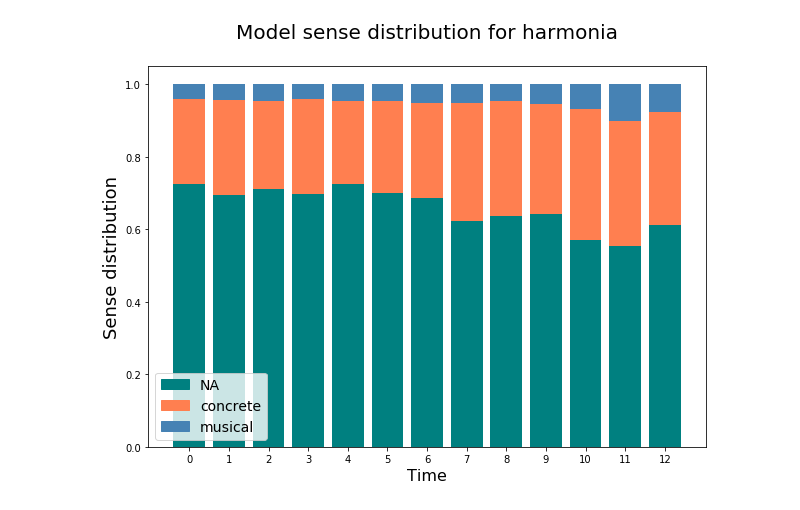
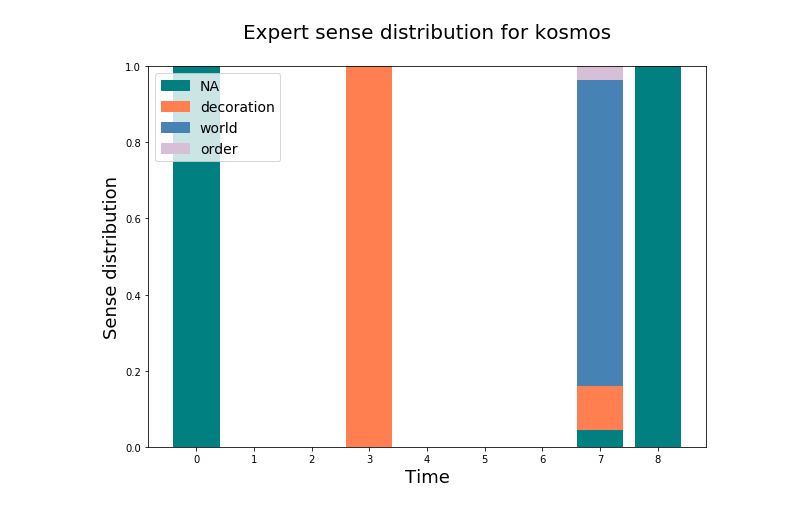
Before and after one commit to alan-turing-institute/seed-semantic-change, a Jupyter notebook: evaluation/plotting_for_paper.ipynb, the cells around one changed output. Cells and saved outputs as stored; diff of their text form; code cells hidden in the pictures.

Commit message:
good plots for GT for kosmos; info leicester

```diff
--- a/evaluation/plotting_for_paper.ipynb
+++ b/evaluation/plotting_for_paper.ipynb
@@ -3,4 +1,5 @@
 # %%
+# This is code to plot figures for the paper
 
 import numpy as np
 import matplotlib.pyplot as plt
@@ -8,3 +7,14 @@ from matplotlib import colors as mcolors
 import matplotlib
 matplotlib.rcParams['figure.figsize'] = [10,7]
 import matplotlib.patches as mpatches
+
+## Put the genre here, for filesaving purposes
+genre = "Essays"
+
+## change the senses here, in the right order
+first_patch = mpatches.Patch(color='teal', label='NA')
+second_patch = mpatches.Patch(color='coral', label='decoration')
+third_patch = mpatches.Patch(color='steelblue', label='world')
+fourth_patch = mpatches.Patch(color='thistle', label='order')
+
+### BOTH FOR MODEL AND EXPERT YOU NEED TO EDIT THE LEGEND: add or remove fourth_patch
@@ -11,7 +97,9 @@ import matplotlib.patches as mpatches
 # %%
-# Change here below with the PERIOD_RELATIVE_MODEL data for the model output
+# Change here below with the PERIOD_RELATIVE data for the expert output
 
-valeurs = {0: [0.7240925093187781, 0.2367032038801966, 0.03920428680102529], 1: [0.6939519060053851, 0.26351478483253216, 0.04253330916208262], 2: [0.7101994786712985, 0.24261797365210586, 0.04718254767659566], 3: [0.6984808704748579, 0.2605765486364, 0.04094258088874221], 4: [0.7240986460934651, 0.22892337471057025, 0.04697797919596454], 5: [0.7013102564900904, 0.25263089888836526, 0.04605884462154444], 6: [0.6852774135427685, 0.26405434926159144, 0.050668237195639954], 7: [0.6243142656283787, 0.32495194742435346, 0.050733786947267816], 8: [0.6372315072564246, 0.316665233849118, 0.046103258894457294], 9: [0.6411774147268822, 0.3058241476685505, 0.05299843760456735], 10: [0.5714993206760371, 0.3598754301301137, 0.06862524919384912], 11: [0.5542938826572088, 0.34519319743178145, 0.10051291991100972], 12: [0.6116844661579998, 0.311044743942562, 0.07727078989943828]}
+valeurs = {0: [1.0, 0.0, 0.0, 0.0], 1: [0, 0, 0, 0], 2: [0, 0, 0, 0], 3: [0.0, 1.0, 0.0, 0.0], 4: [0, 0, 0, 0], 5: [0, 0, 0, 0], 6: [0, 0, 0, 0], 7: [0.04460966542750929, 0.11524163568773234, 0.8029739776951673, 0.03717472118959108], 8: [1.0, 0.0, 0.0, 0.0]}
+
+
 
 colors = dict(mcolors.BASE_COLORS, **mcolors.CSS4_COLORS)
 couleurs = list()
@@ -21,7 +109,7 @@ for couleur in colors.keys():
 
 
 
-colours = ['teal','coral','steelblue','darksalmon','cadetblue','coral','limeturquoise','magenta','peru']
+colours = ['teal','coral','steelblue','thistle','cadetblue','coral','limeturquoise','magenta','peru']
 #colours = ['b','g','r','c','m','y','k','w']
 colors = couleurs
 colors = colours
@@ -34,46 +122,30 @@ for key,vals in valeurs.items():
 
     for i in range(0,len(vals)):
         if i == 0:
-            #print("TOTAL HITS FOR SENSE",expert_senses[i],sense_date_amount[expert_senses[i],key])
             previous = 0
-            #print(i)
-            #print(colours[i],"height=",vals[i])
-            #plt.bar(x=key, height=vals[i],bottom=previous,color=colours[i])
-            #plt.bar(x=key, height=vals[i],bottom=previous)
+
             plt.bar(x=key, height=vals[i],bottom=previous,color=colors[i])
 
         else:
-            #print("TOTAL HITS FOR SENSE",expert_senses[i],sense_date_amount[expert_senses[i],key])
             previous = vals[i-1] + previous
-            #print("i",i,"key=period",key)
-            #print(colours[i],"height=",vals[i])
-            #print(vals[i])
-            #plt.bar(x=key, height=vals[i],bottom=previous,color=colours[i])
-            #plt.bar(x=key, height=vals[i],bottom=previous)
+
             plt.bar(x=key, height=vals[i],bottom=previous,color=colors[i])
 
 plt.xticks(range(len(valeurs)), valeurs.keys())
 plt.ylabel('Sense distribution',fontsize=18)
-#plt.legend(a)
-plt.title('Model sense distribution for harmonia\n',fontsize=20)
-plt.xlabel('Time',fontsize=16)
+plt.title('Expert sense distribution for kosmos\n',fontsize=20)
+plt.xlabel('Time',fontsize=18)
 
-
-first_patch = mpatches.Patch(color='teal', label='NA')
-second_patch = mpatches.Patch(color='coral', label='concrete')
-third_patch = mpatches.Patch(color='steelblue', label='musical')
-fourth_patch = mpatches.Patch(color='thistle', label='abstract')
-
-
-plt.legend(handles=[first_patch, second_patch, third_patch])
+## CHANGE HERE IF MORE OR LESS THAN THREE SENSES
+plt.legend(handles=[first_patch, second_patch, third_patch, fourth_patch])
+#plt.legend(handles=[first_patch, second_patch, third_patch])
 
 
 params = {'legend.fontsize': 14,
           }
 plt.rcParams.update(params)
-
 #plt.figure(figsize=(20,10))
 image = plt.gcf()
-image.savefig("harmonia_MODEL_paper.png")
+image.savefig("kosmos_GT_expert"+genre+".png")
 plt.show()
 # %% [output]
@@ -97 +170 @@ lenght of vals 3
-[figure, old version]
+[figure, new version]
```
Also changed, not shown: parts of 5 cells of this notebook, 36 other files.
